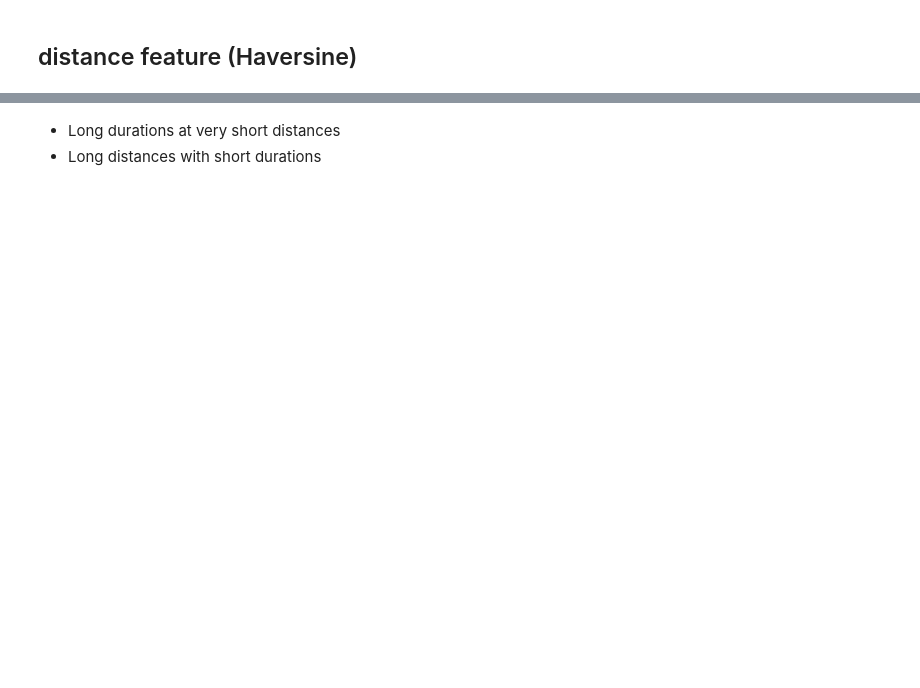
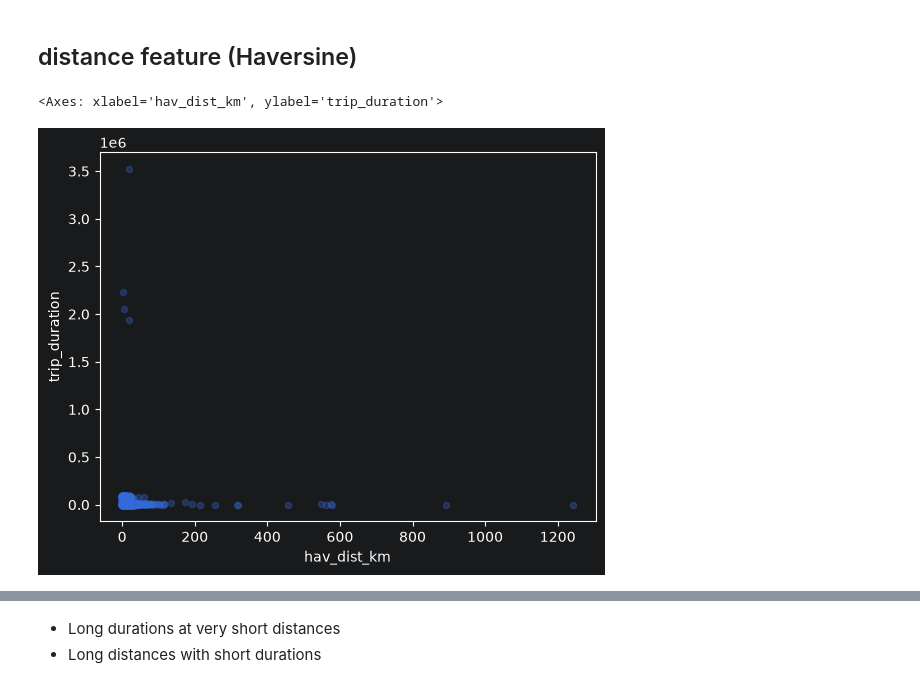
Before and after one commit to Wendo99/NYC-Taxi-Trip-Duration, a Jupyter notebook: notebooks/taxi.ipynb, the cells around one changed output, grey strips where cells are left out. Drawn from its saved outputs; the diff is of its cells as text; code cells hidden in the pictures; blank space fills up the shorter version.

```diff
--- a/notebooks/taxi.ipynb
+++ b/notebooks/taxi.ipynb
@@ -215,0 +219,6 @@ plt.show()
+# %%
+taxi = distance_utilities.add_haversine(taxi)
+taxi.plot.scatter(x='hav_dist_km', y='trip_duration', alpha=0.3)
+# %% [output]
+<Axes: xlabel='hav_dist_km', ylabel='trip_duration'>
+[figure, added]
```
Also changed, not shown: parts of 21 cells of this notebook, 2 other files.
